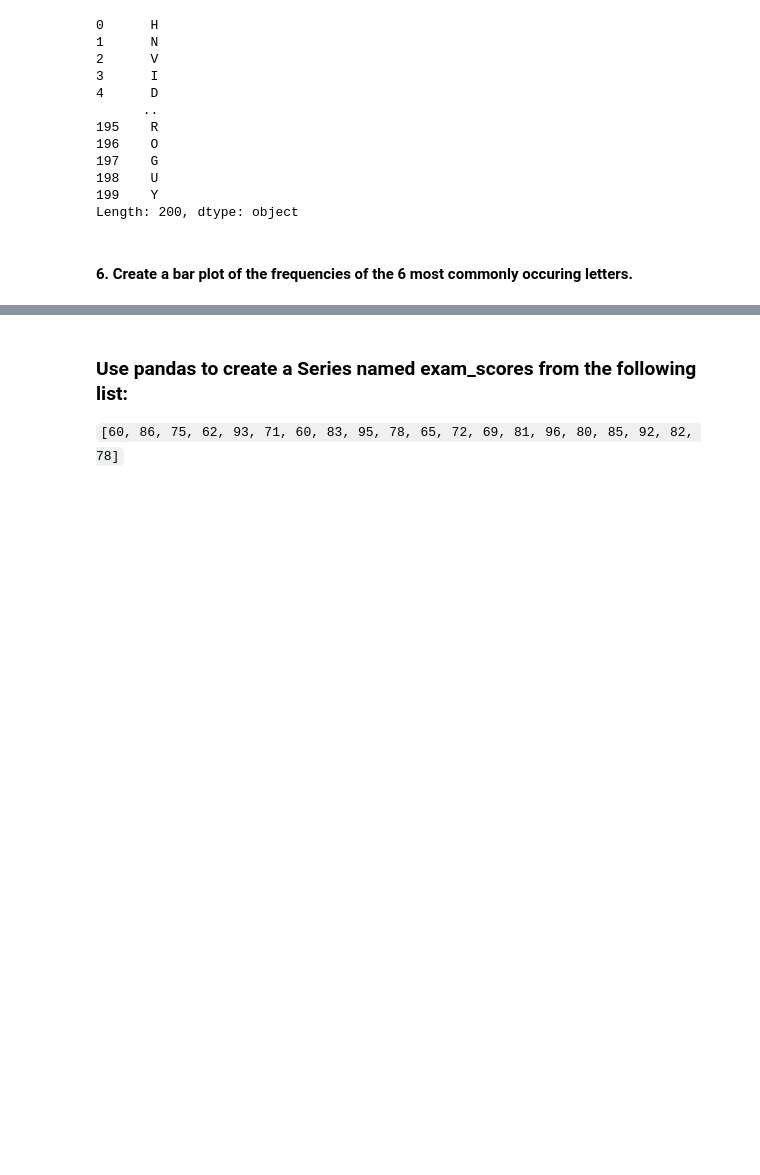
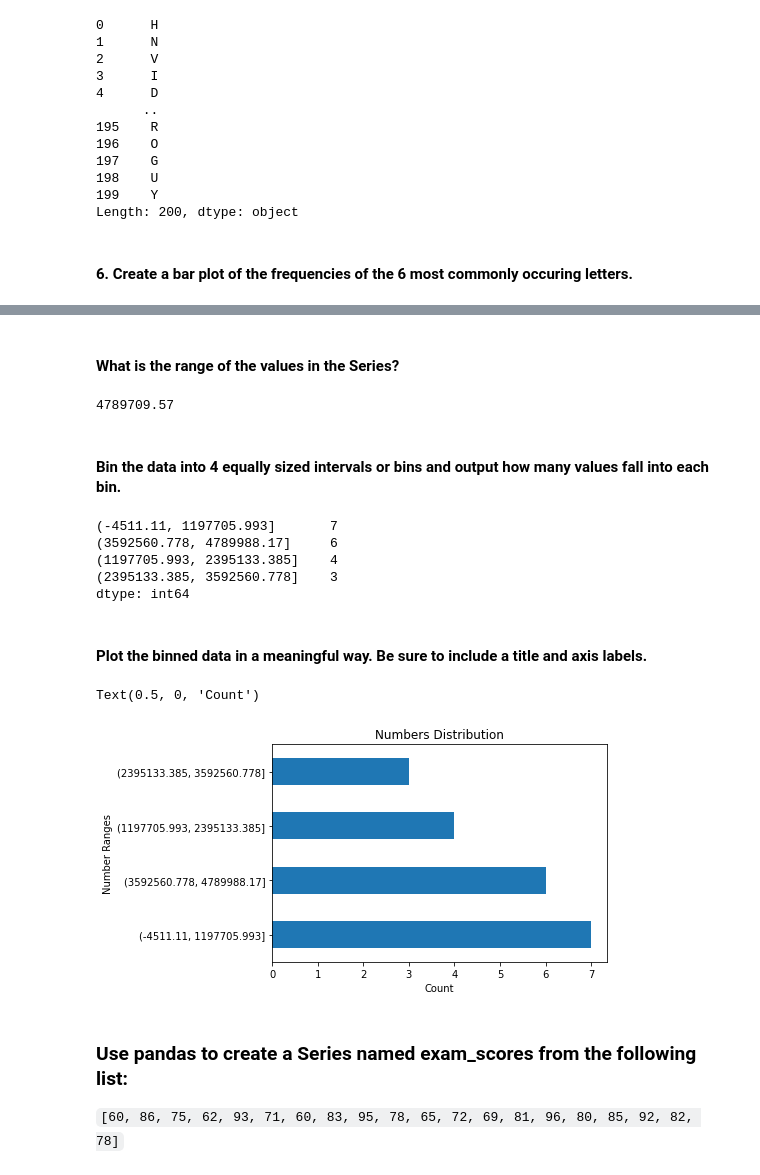
Before and after one commit to bensmith07/numpy-pandas-visualization-exercises, a Jupyter notebook: pandas_series.ipynb, the cells around one changed output, grey strips where cells are left out. Cells and saved outputs as stored; diff of their text form; code cells hidden in the pictures; blank space fills up the shorter version.

```diff
--- a/pandas_series.ipynb
+++ b/pandas_series.ipynb
@@ -436,0 +502,2 @@ letters.value_counts().head(6).plot.bar(rot=0)
+# %%
+numbers2 = numbers.str.replace('$','').str.replace(',','').apply(lambda n: float(n))
@@ -437,3 +516,29 @@ letters.value_counts().head(6).plot.bar(rot=0)
+# %% [markdown]
+####     What is the range of the values in the Series?
+# %%
+numbers2.max() - numbers2.min()
+# %% [output]
+4789709.57
+# %% [markdown]
+####     Bin the data into 4 equally sized intervals or bins and output how many values fall into each bin.
+# %%
+pd.cut(numbers2, 4).value_counts()
+# %% [output]
+(-4511.11, 1197705.993]       7
+(3592560.778, 4789988.17]     6
+(1197705.993, 2395133.385]    4
+(2395133.385, 3592560.778]    3
+dtype: int64
+# %% [markdown]
+#### Plot the binned data in a meaningful way. Be sure to include a title and axis labels.
+# %%
+pd.cut(numbers2, 4).value_counts().plot.barh()
+plt.title('Numbers Distribution')
+plt.ylabel('Number Ranges')
+plt.xlabel('Count')
+# %% [output]
+Text(0.5, 0, 'Count')
+[figure, added]
 # %% [markdown]
 ### Use pandas to create a Series named exam_scores from the following list:
 
```
Also changed, not shown: parts of 25 cells of this notebook, 1 other file.
